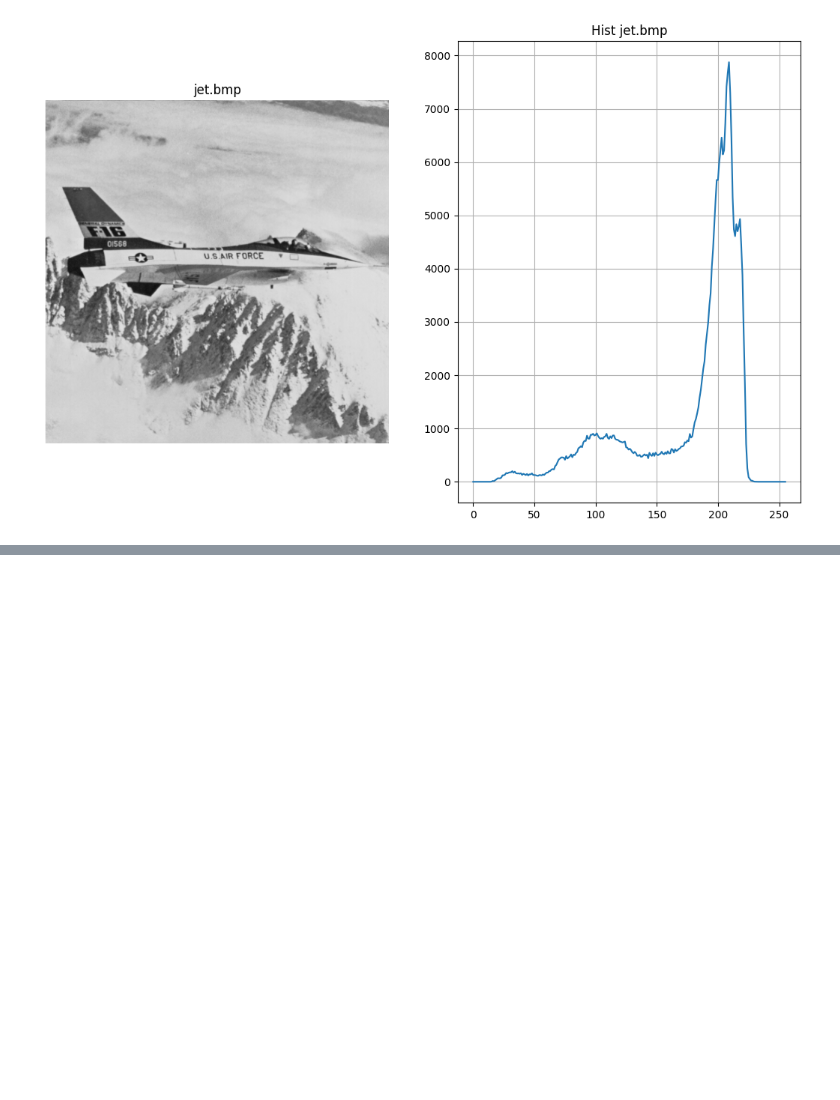
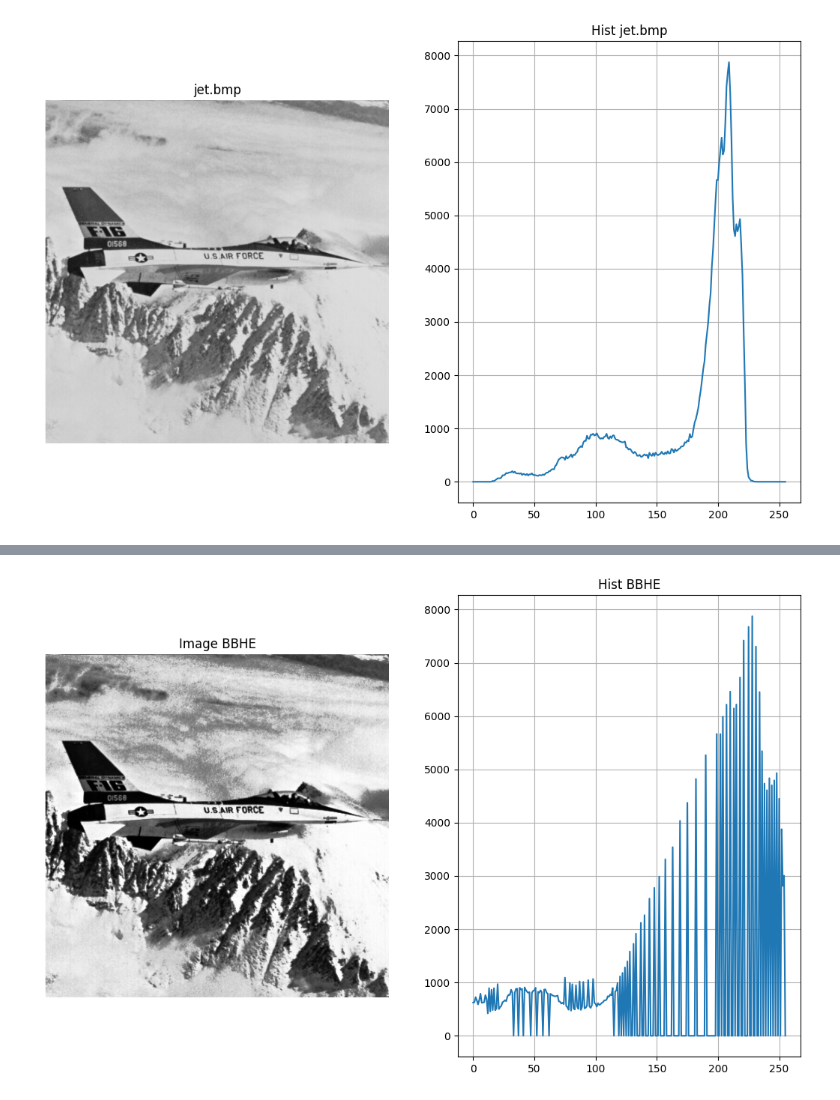
Before and after one commit to pawlowiczf/Digital-image-processing, a Jupyter notebook: lab03/03_histogram_hw.ipynb, the cells around one changed output, grey strips where cells are left out. Cells and saved outputs as stored; diff of their text form; code cells hidden in the pictures; blank space fills up the shorter version.

```diff
--- a/lab03/03_histogram_hw.ipynb
+++ b/lab03/03_histogram_hw.ipynb
@@ -138,0 +128,17 @@ TypeError: NumPy boolean array indexing assignment requires a 0 or 1-dimensional
+# %%
+def BBHE(image):
+    lm = int(np.median(image))
+    H = cv2.calcHist([image], [0], None, [256], [0, 256])
+
+    cumLowerH = np.cumsum(H[:lm + 1])
+    cumUpperH = np.cumsum(H[lm + 1:])
+
+    cumLowerH = cumLowerH / np.max(cumLowerH)
+    cumUpperH = cumUpperH / np.max(cumUpperH)
+
+    lowerLUT = cumLowerH * lm
+    upperLUT = cumUpperH * (255 - lm - 1) + lm + 1
+
+    LUT = np.concatenate((lowerLUT, upperLUT)).astype(np.uint8)
+    return LUT
+#
@@ -138,0 +164,10 @@ TypeError: NumPy boolean array indexing assignment requires a 0 or 1-dimensional
+# %%
+_, axs = plt.subplots(1, 2, figsize=(13, 8))
+
+imageEqualize = cv2.equalizeHist(jet)
+imageBBHE = cv2.LUT(jet, BBHE(jet))
+
+showImageGray(axs[0], imageBBHE, "Image BBHE")
+showHistGray(axs[1], imageBBHE, "Hist BBHE")
+# %% [output]
+[figure, added]
```
Also changed, not shown: parts of 7 cells of this notebook, 31 other files.
